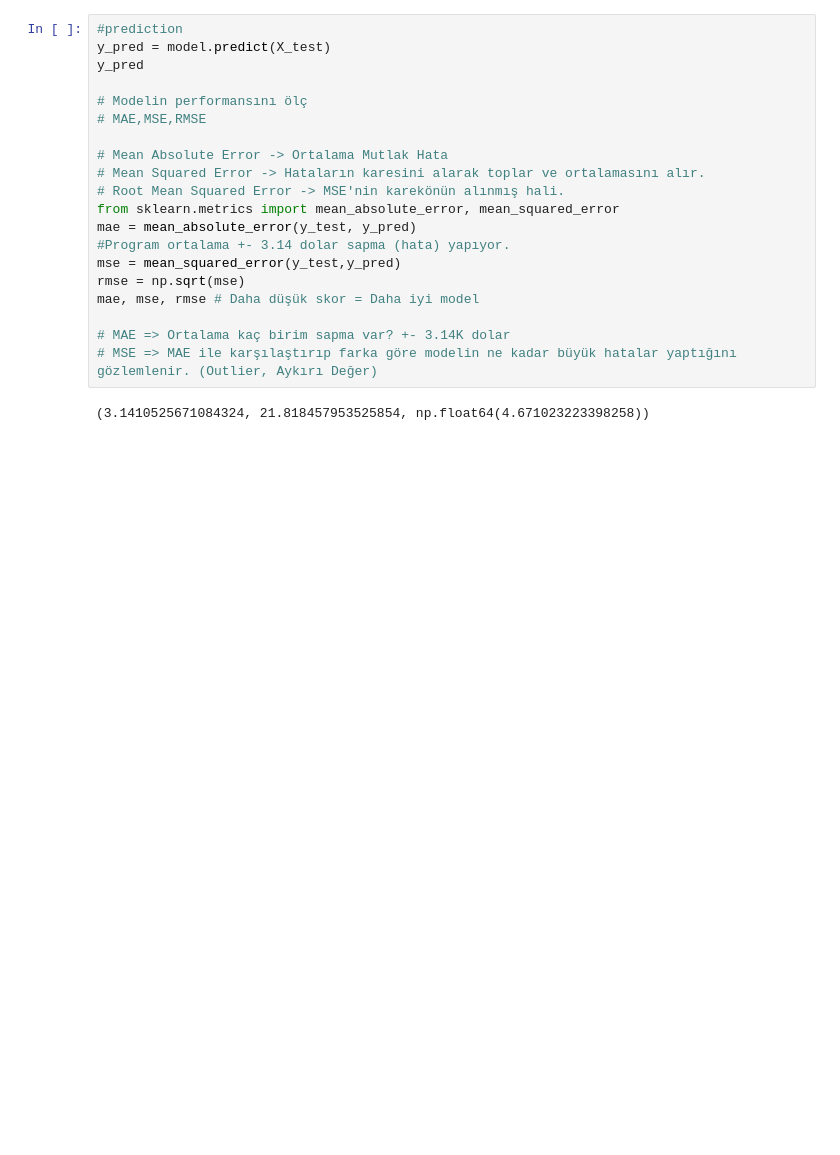
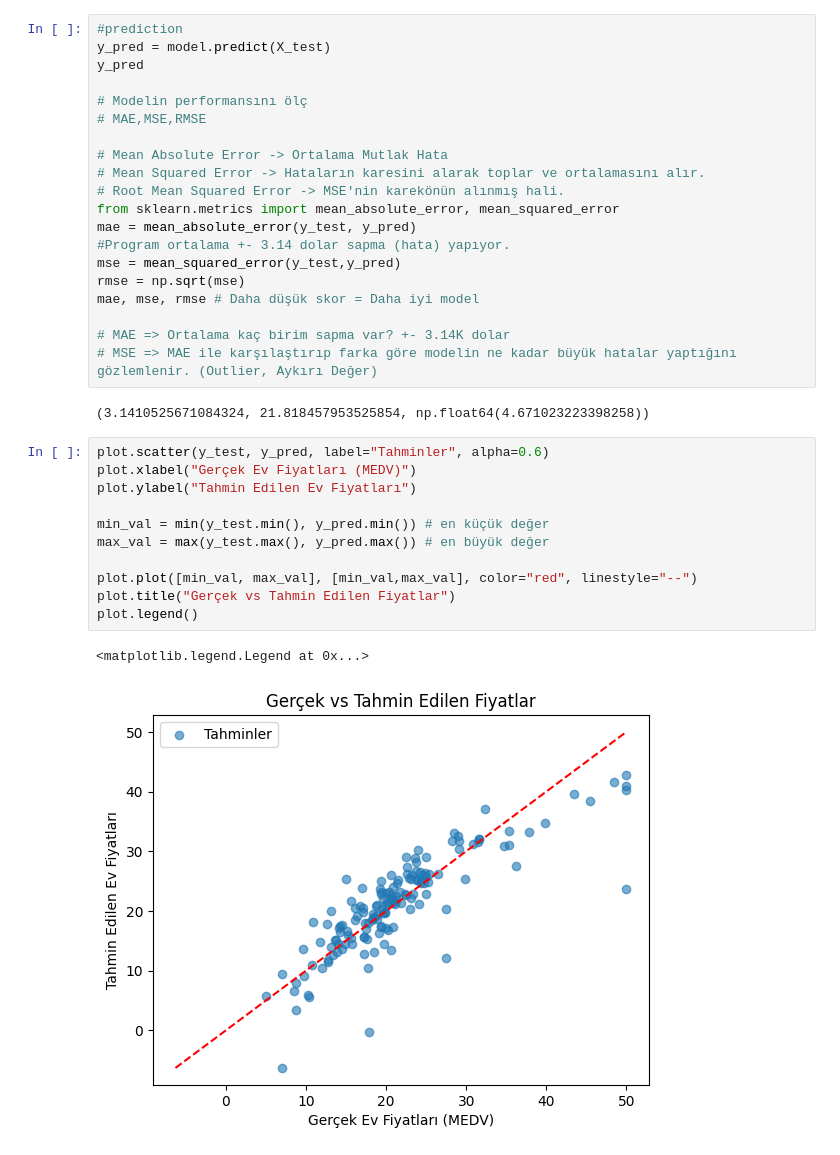
Before and after one commit to halitkalayci/gyk-ai, a Jupyter notebook: regression.ipynb, the cells around one changed output. Drawn from its saved outputs; the diff is of its cells as text; blank space fills up the shorter version.

```diff
--- a/regression.ipynb
+++ b/regression.ipynb
@@ -126,3 +126,17 @@ mae, mse, rmse # Daha düşük skor = Daha iyi model
 # MSE => MAE ile karşılaştırıp farka göre modelin ne kadar büyük hatalar yaptığını gözlemlenir. (Outlier, Aykırı Değer)
 # %% [output]
 (3.1410525671084324, 21.818457953525854, np.float64(4.671023223398258))
+# %%
+plot.scatter(y_test, y_pred, label="Tahminler", alpha=0.6)
+plot.xlabel("Gerçek Ev Fiyatları (MEDV)")
+plot.ylabel("Tahmin Edilen Ev Fiyatları")
+
+min_val = min(y_test.min(), y_pred.min()) # en küçük değer
+max_val = max(y_test.max(), y_pred.max()) # en büyük değer
+
+plot.plot([min_val, max_val], [min_val,max_val], color="red", linestyle="--")
+plot.title("Gerçek vs Tahmin Edilen Fiyatlar")
+plot.legend()
+# %% [output]
+<matplotlib.legend.Legend at 0x...>
+[figure, added]
```
Also changed, not shown: parts of 6 cells of this notebook.
